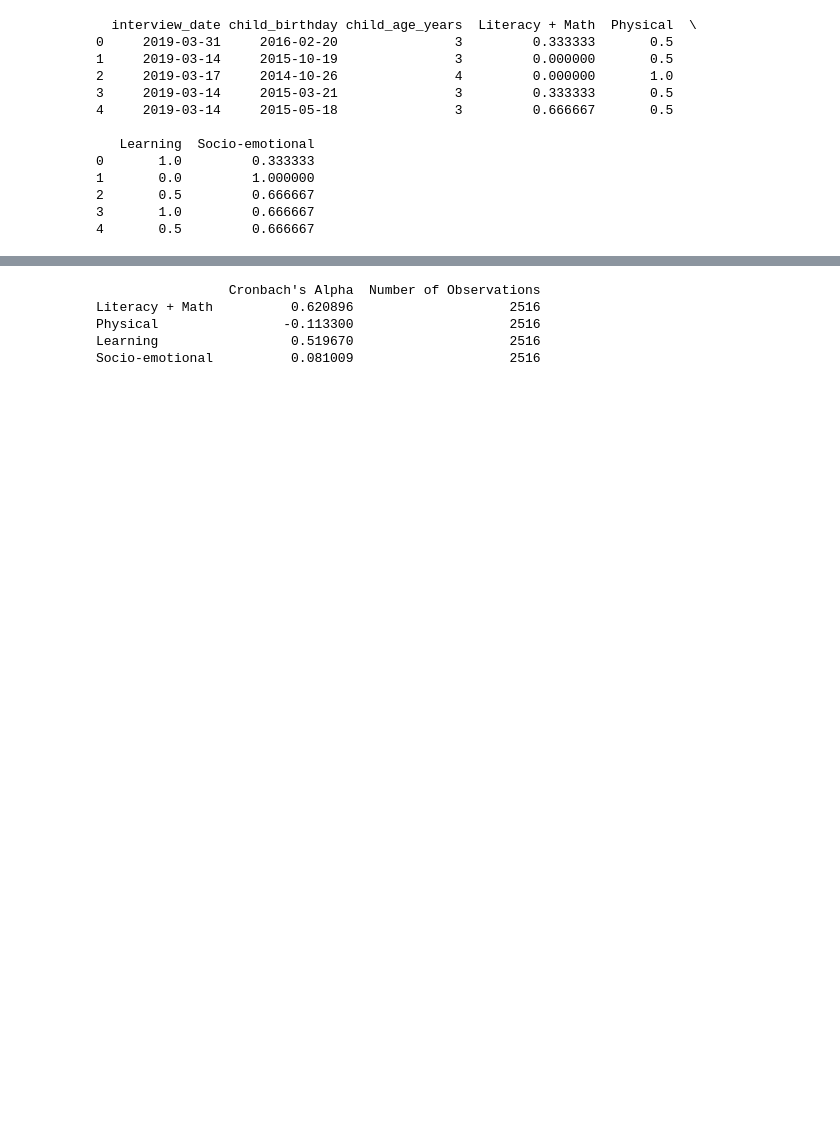
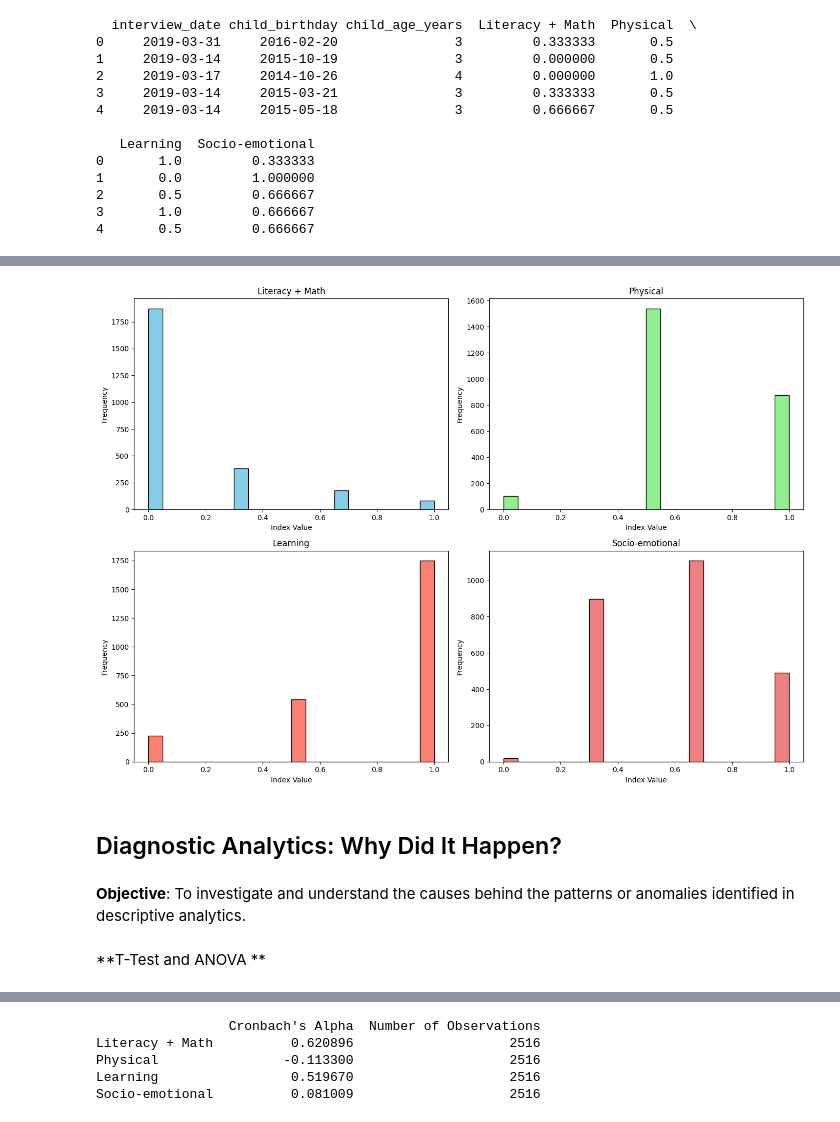
Before and after one commit to HDSS4IM/DPAM, a Jupyter notebook: Task2_Zimbabwe_Education__Data_Perspective.ipynb, the cells around one changed output, grey strips where cells are left out. Saved outputs shown, nothing was run; the diff lists cells and outputs as text; code cells hidden in the pictures; blank space fills up the shorter version.

```diff
--- a/Task2_Zimbabwe_Education__Data_Perspective.ipynb
+++ b/Task2_Zimbabwe_Education__Data_Perspective.ipynb
@@ -356,3 +389,41 @@ print(indexes_df.head())
+# %%
+import matplotlib.pyplot as plt
+
+# Plotting histograms for each educational area
+plt.figure(figsize=(14, 10))
+
+# Plotting histogram for Literacy + Math
+plt.subplot(2, 2, 1)
+plt.hist(indexes_df['Literacy + Math'], bins=20, color='skyblue', edgecolor='black')
+plt.title('Literacy + Math')
+plt.xlabel('Index Value')
+plt.ylabel('Frequency')
+
+# Plotting histogram for Physical
+plt.subplot(2, 2, 2)
+plt.hist(indexes_df['Physical'], bins=20, color='lightgreen', edgecolor='black')
+plt.title('Physical')
+plt.xlabel('Index Value')
+plt.ylabel('Frequency')
+
+# Plotting histogram for Learning
+plt.subplot(2, 2, 3)
+plt.hist(indexes_df['Learning'], bins=20, color='salmon', edgecolor='black')
+plt.title('Learning')
+plt.xlabel('Index Value')
+plt.ylabel('Frequency')
+
+# Plotting histogram for Socio-emotional
+plt.subplot(2, 2, 4)
+plt.hist(indexes_df['Socio-emotional'], bins=20, color='lightcoral', edgecolor='black')
+plt.title('Socio-emotional')
+plt.xlabel('Index Value')
+plt.ylabel('Frequency')
+
+plt.tight_layout()
+plt.show()
+# %% [output]
+[figure, added]
 # %%
 # Add a new sheet with a name and specify rows and columns
 worksheet_title = 'educational_areas_mapping'
@@ -363,3 +434,9 @@ ws = spreadsheet.worksheet(worksheet_title)
 from gspread_dataframe import set_with_dataframe
 # Set the DataFrame to the worksheet
 set_with_dataframe(ws, indexes_df)
+# %% [markdown]
+## Diagnostic Analytics: Why Did It Happen?
+# %% [markdown]
+**Objective**: To investigate and understand the causes behind the patterns or anomalies identified in descriptive analytics.
+# %% [markdown]
+**T-Test and ANOVA **
```
Also changed, not shown: parts of 22 cells of this notebook.
